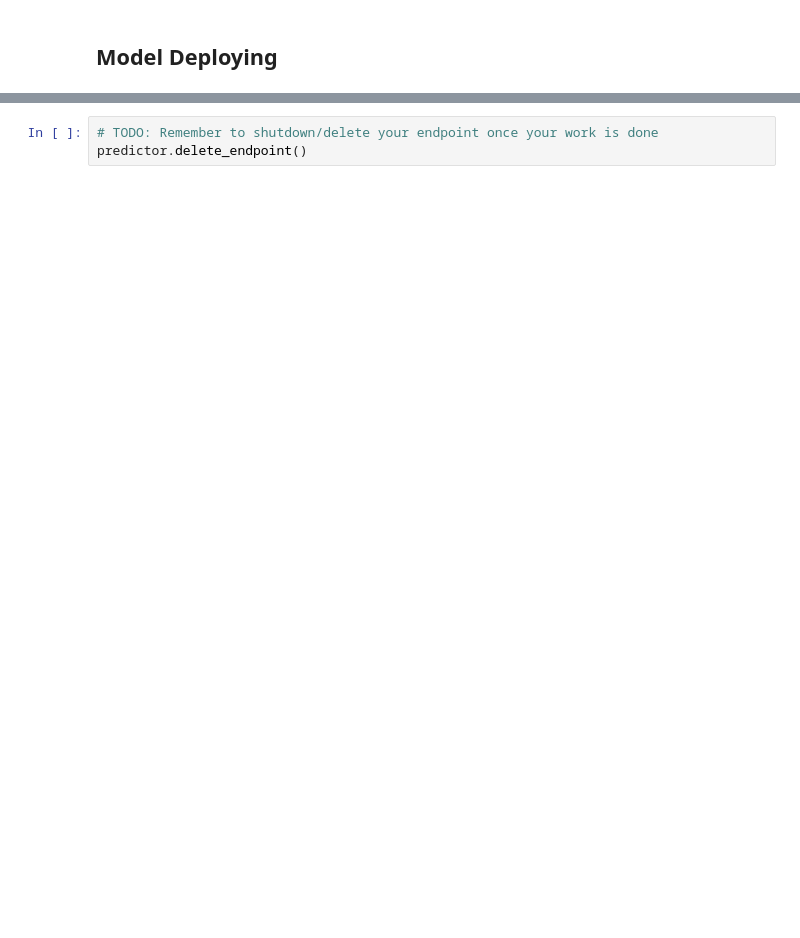
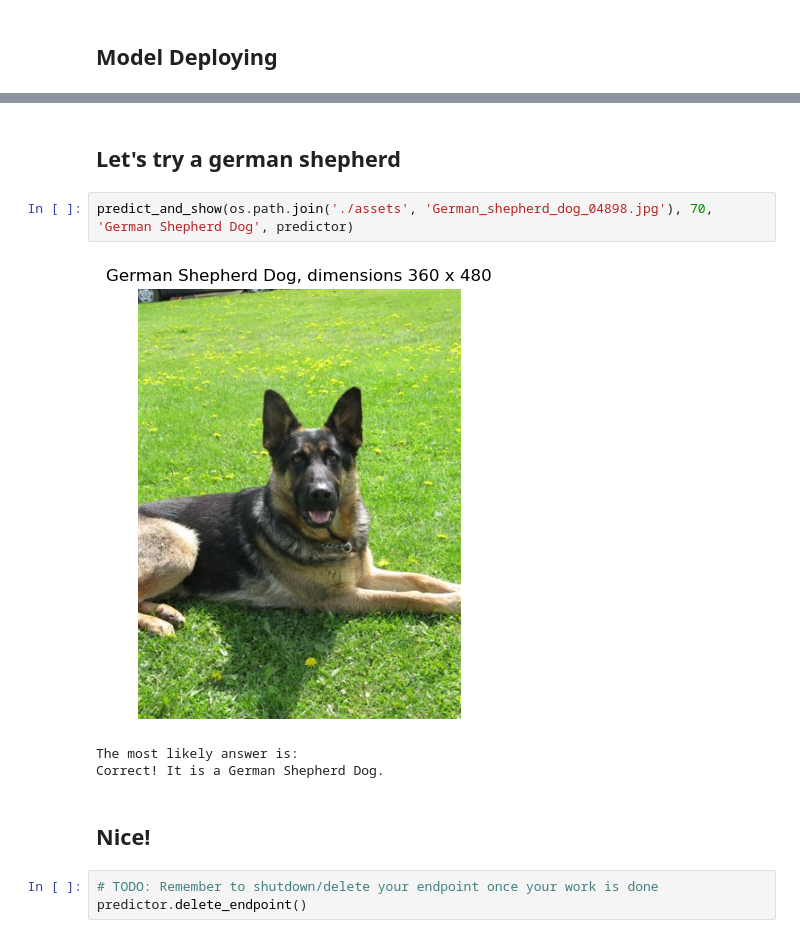
Before and after one commit to LesterFreamon/udacity-ml-aws, a Jupyter notebook: deploy_deep_learning_models_on_sagemaker/project_4/train_and_deploy.ipynb, the cells around one changed output, grey strips where cells are left out. Saved outputs shown, nothing was run; the diff lists cells and outputs as text; blank space fills up the shorter version.

```diff
--- a/deploy_deep_learning_models_on_sagemaker/project_4/train_and_deploy.ipynb
+++ b/deploy_deep_learning_models_on_sagemaker/project_4/train_and_deploy.ipynb
@@ -526,3 +661,13 @@ response = predictor.predict(image)
+# %% [markdown]
+## Let's try a german shepherd
+# %%
+predict_and_show(os.path.join('./assets', 'German_shepherd_dog_04898.jpg'), 70, 'German Shepherd Dog', predictor)
+# %% [output]
+[figure, added]
+The most likely answer is:
+Correct! It is a German Shepherd Dog.
+# %% [markdown]
+## Nice!
 # %%
 # TODO: Remember to shutdown/delete your endpoint once your work is done
 predictor.delete_endpoint()
```
Also changed, not shown: parts of 31 cells of this notebook, 1 other file.
